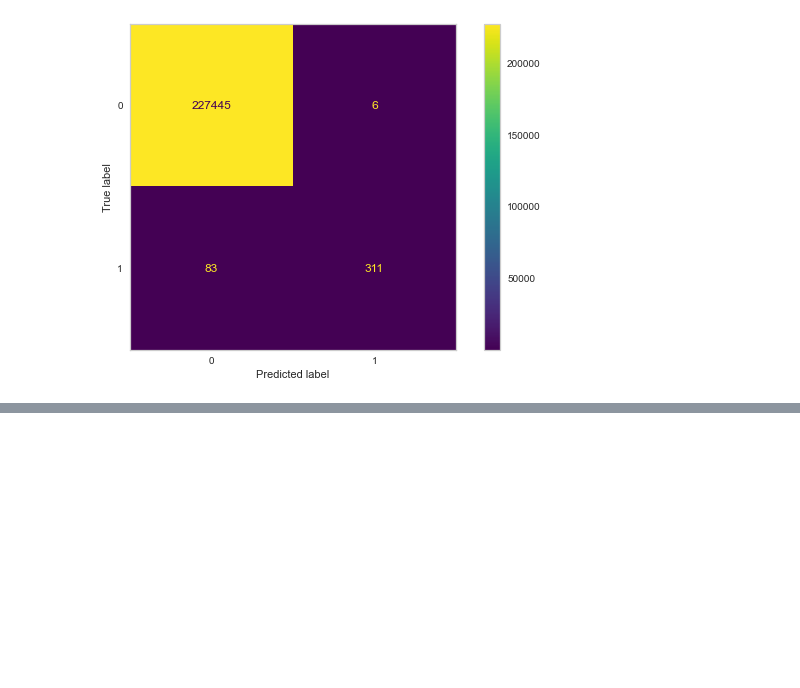
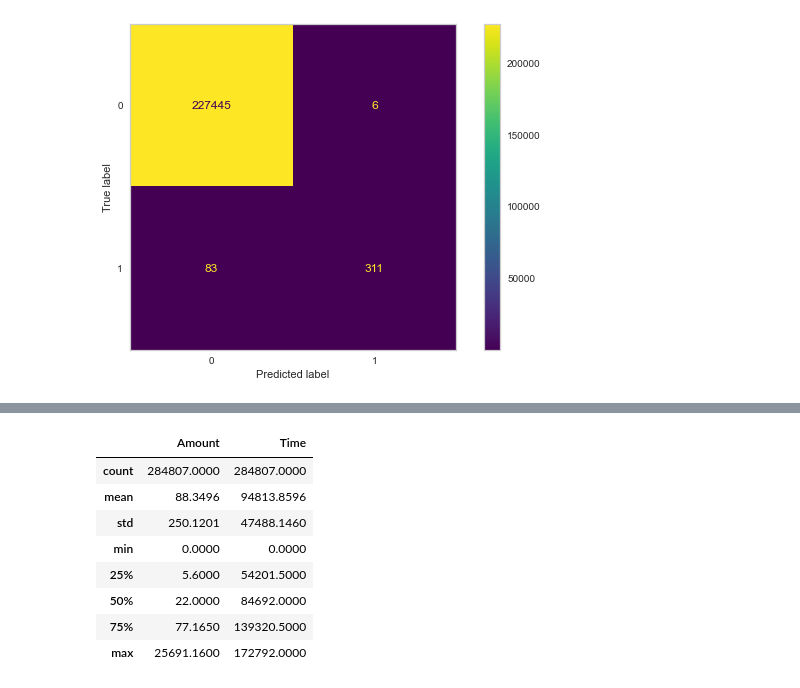
Before and after one commit to B-dogan/Credit-Card-Fraud-Detection-Project-, a Jupyter notebook: useful_codes.ipynb, the cells around one changed output, grey strips where cells are left out. Saved outputs shown, nothing was run; the diff lists cells and outputs as text; code cells hidden in the pictures; blank space fills up the shorter version.

```diff
--- a/useful_codes.ipynb
+++ b/useful_codes.ipynb
@@ -618,0 +678,12 @@ weighted avg       1.00      1.00      1.00    227845
+# %%
+df[["Amount", "Time"]].describe()
+# %% [output]
+|  | Amount | Time |
+| count | 284807.0000 | 284807.0000 |
+| mean | 88.3496 | 94813.8596 |
+| std | 250.1201 | 47488.1460 |
+| min | 0.0000 | 0.0000 |
+| 25% | 5.6000 | 54201.5000 |
+| 50% | 22.0000 | 84692.0000 |
+| 75% | 77.1650 | 139320.5000 |
+| max | 25691.1600 | 172792.0000 |
```
Also changed, not shown: parts of 20 cells of this notebook.
